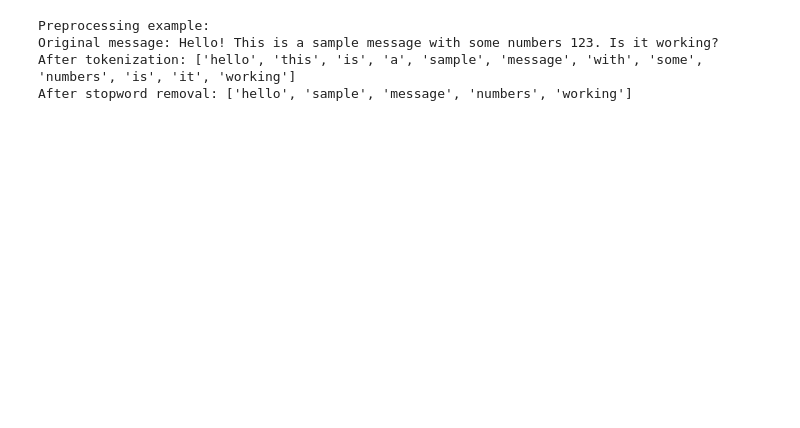
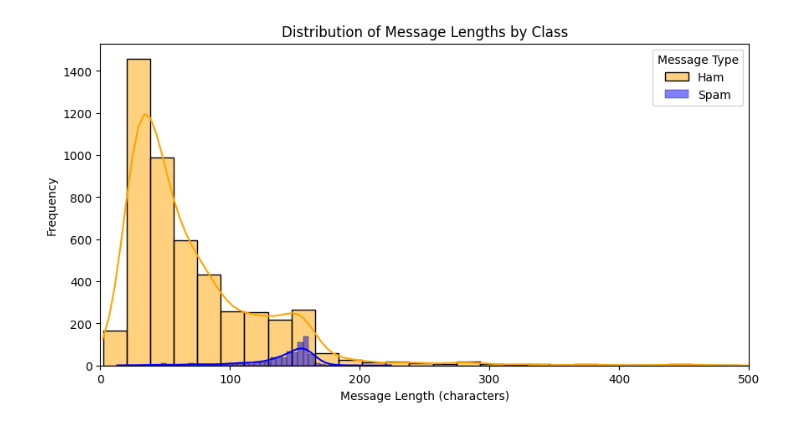
Before and after one commit to mddsayemm/Spam-Detection-with-Naive-Bayes-, a Jupyter notebook: Spam Detection With Naive Bayes.ipynb, the cells around one changed output. Cells and saved outputs as stored; diff of their text form; code cells hidden in the pictures; blank space fills up the shorter version.

```diff
--- a/Spam Detection With Naive Bayes.ipynb
+++ b/Spam Detection With Naive Bayes.ipynb
@@ -154,0 +19,18 @@ df['label_num'] = df['label'].map({'spam': 1, 'ham': 0})
+# %%
+import pandas as pd
+
+# path
+path = r"C:\Users\mcsmu\Desktop\Machine Learning Final Implementation\spam.csv"
+
+# Load the CSV file
+df = pd.read_csv(path, encoding='latin-1')
+
+# Keep only relevant columns and rename
+df = df[['v1', 'v2']].rename(columns={'v1': 'label', 'v2': 'message'})
+
+# Drop any missing rows (very few or none)
+df.dropna(inplace=True)
+
+# Confirm result
+print("Cleaned dataset shape:", df.shape)
+print("\nSample rows:\n", df.sample(5))
@@ -155 +47,31 @@ df['label_num'] = df['label'].map({'spam': 1, 'ham': 0})
+# %%
+import matplotlib.pyplot as plt
+import seaborn as sns
+
+# Encode labels: ham = 0, spam = 1
+df['label'] = df['label'].map({'ham': 0, 'spam': 1})
+
+# Filter valid entries
+df = df[df['label'].isin([0, 1])]
+df = df[df['message'].str.strip() != '']
+
+#  message length
+df['length'] = df['message'].apply(len)
+
+# Map label values for readable plotting
+df['label_str'] = df['label'].map({0: 'Ham', 1: 'Spam'})
+
+# Plot histogram
+plt.figure(figsize=(10, 5))
+sns.histplot(df[df['label_str'] == 'Ham']['length'], color='orange', label='Ham', bins=50, kde=True)
+sns.histplot(df[df['label_str'] == 'Spam']['length'], color='blue', label='Spam', bins=50, kde=True)
+
+plt.title('Distribution of Message Lengths by Class')
+plt.xlabel('Message Length (characters)')
+plt.ylabel('Frequency')
+plt.xlim(0, 500)
+plt.legend(loc='upper right', title='Message Type')
+plt.show()
+# %% [output]
+[figure, added]
 # %%
@@ -211,15 +106,0 @@ def remove_stopwords(tokens):
-# %%
-# Test the preprocessing functions on a sample message
-sample_message = "Hello! This is a sample message with some numbers 123. Is it working?"
-tokens = tokenize_text(sample_message)
-filtered_tokens = remove_stopwords(tokens)
-
-print("\nPreprocessing example:")
-print("Original message:", sample_message)
-print("After tokenization:", tokens)
-print("After stopword removal:", filtered_tokens)
-# %% [output]
-Preprocessing example:
-Original message: Hello! This is a sample message with some numbers 123. Is it working?
-After tokenization: ['hello', 'this', 'is', 'a', 'sample', 'message', 'with', 'some', 'numbers', 'is', 'it', 'working']
-After stopword removal: ['hello', 'sample', 'message', 'numbers', 'working']
```
Also changed, not shown: parts of 33 cells of this notebook.
